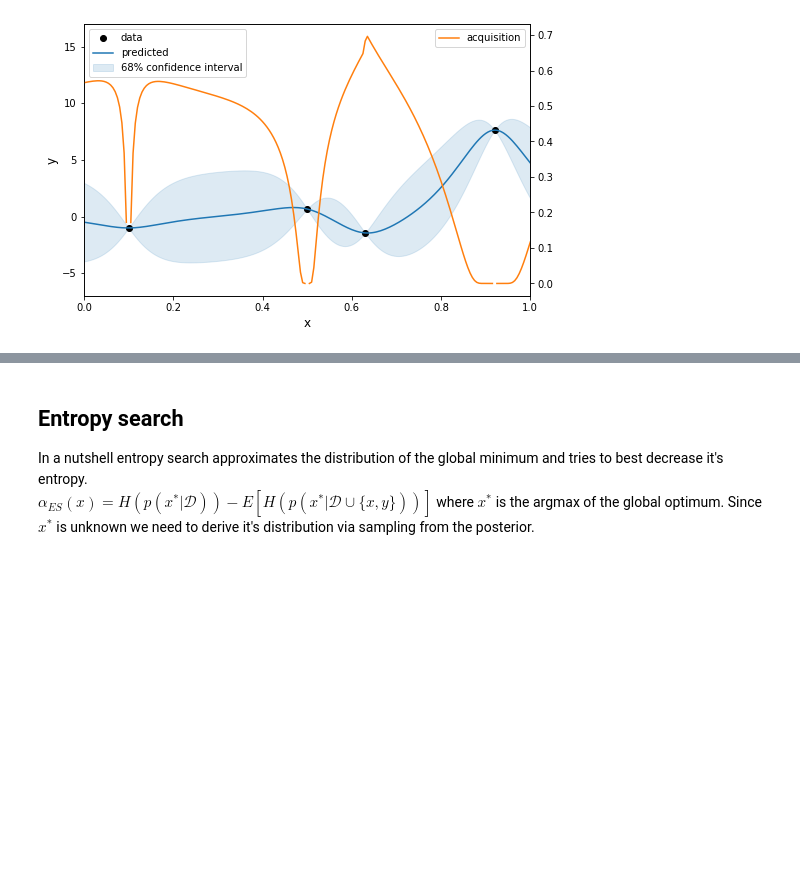
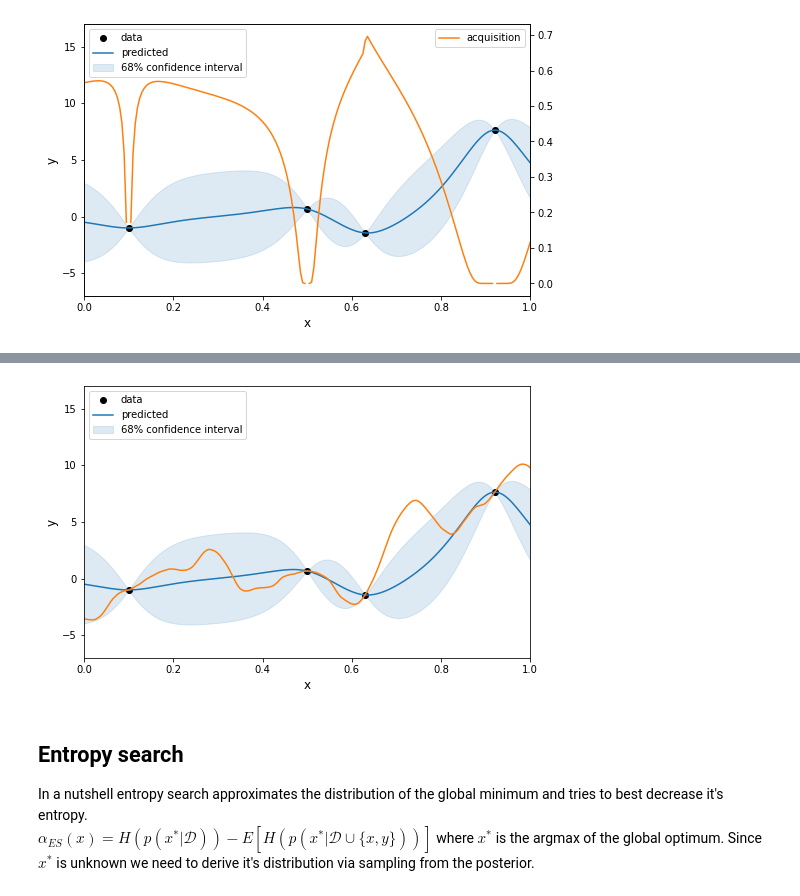
Before and after one commit to DavidWalz/mind-dump, a Jupyter notebook: topics/bayesopt_acquisitions.ipynb, the cells around one changed output, grey strips where cells are left out. Saved outputs shown, nothing was run; the diff lists cells and outputs as text; code cells hidden in the pictures; blank space fills up the shorter version.

```diff
--- a/topics/bayesopt_acquisitions.ipynb
+++ b/topics/bayesopt_acquisitions.ipynb
@@ -148,3 +167,14 @@ In Thompson sampling, also known as probability matching, we simply draw a sampl
+# %%
+# Thompson sampling using finite sampled points
+μ, cov = gp.predict(X, full_cov=True)
+rng = np.random.default_rng(seed=42)
+y_sample = rng.multivariate_normal(μ.ravel(), cov)
+# we would pick the
+
+plot()
+plt.plot(X, y_sample, color="C1");
+# %% [output]
+[figure, added]
 # %% [markdown]
 ## Entropy search
 In a nutshell entropy search approximates the distribution of the global minimum and tries to best decrease it's entropy.
```
Also changed, not shown: parts of 17 cells of this notebook.
